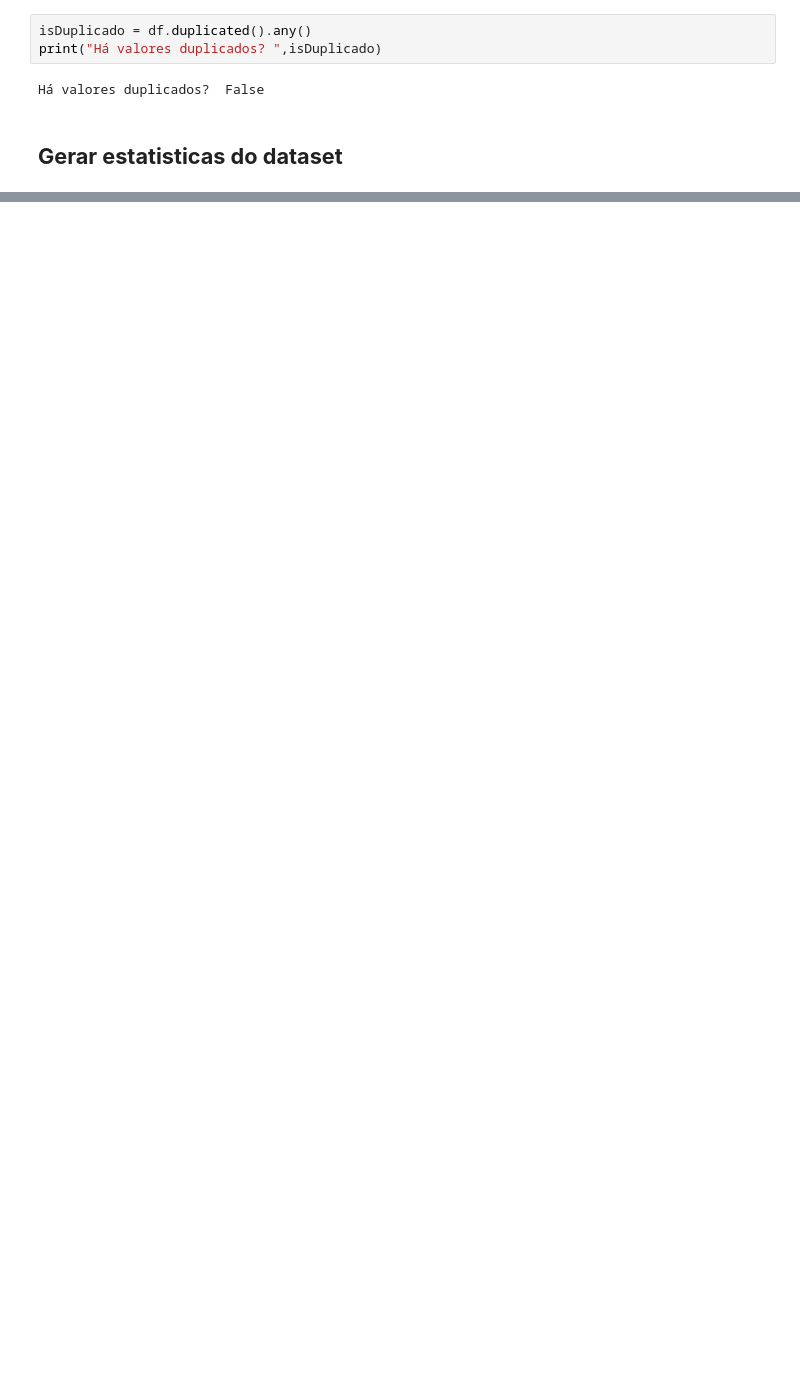
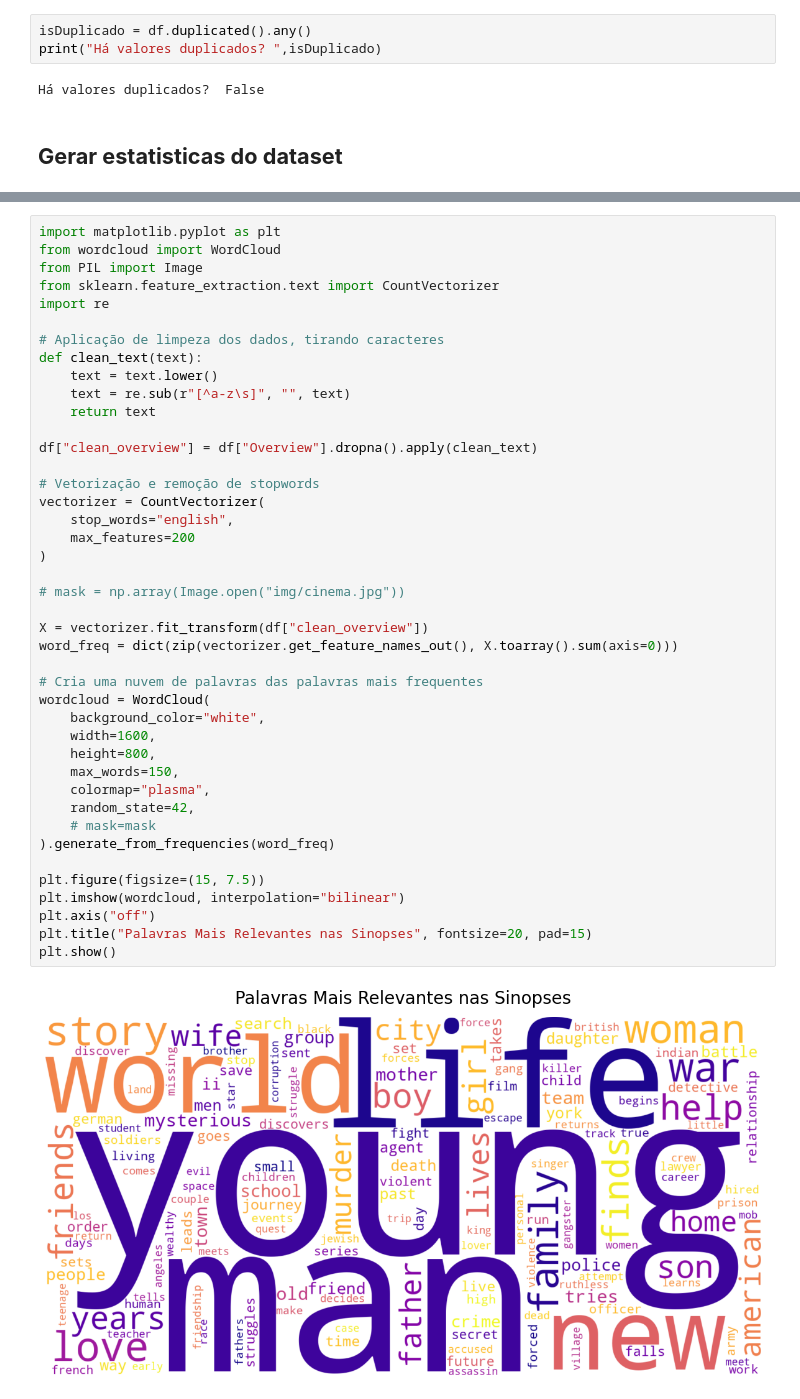
Before and after one commit to renancarneiro/LH_CD_RENANCARNEIRO, a Jupyter notebook: DesafioIndicium.ipynb, the cells around one changed output, grey strips where cells are left out. Saved outputs shown, nothing was run; the diff lists cells and outputs as text; blank space fills up the shorter version.

```diff
--- a/DesafioIndicium.ipynb
+++ b/DesafioIndicium.ipynb
@@ -660,0 +453,44 @@ print("\nEm suma, a recomendação é adotar uma abordagem data-driven, combinan
+# %%
+import matplotlib.pyplot as plt
+from wordcloud import WordCloud
+from PIL import Image
+from sklearn.feature_extraction.text import CountVectorizer
+import re
+
+# Aplicação de limpeza dos dados, tirando caracteres
+def clean_text(text):
+    text = text.lower()
+    text = re.sub(r"[^a-z\s]", "", text)
+    return text
+
+df["clean_overview"] = df["Overview"].dropna().apply(clean_text)
+
+# Vetorização e remoção de stopwords
+vectorizer = CountVectorizer(
+    stop_words="english",
+    max_features=200
+)
+
+# mask = np.array(Image.open("img/cinema.jpg"))
+
+X = vectorizer.fit_transform(df["clean_overview"])
+word_freq = dict(zip(vectorizer.get_feature_names_out(), X.toarray().sum(axis=0)))
+
+# Cria uma nuvem de palavras das palavras mais frequentes
+wordcloud = WordCloud(
+    background_color="white",
+    width=1600,
+    height=800,
+    max_words=150,
+    colormap="plasma",
+    random_state=42,
+    # mask=mask
+).generate_from_frequencies(word_freq)
+
+plt.figure(figsize=(15, 7.5))
+plt.imshow(wordcloud, interpolation="bilinear")
+plt.axis("off")
+plt.title("Palavras Mais Relevantes nas Sinopses", fontsize=20, pad=15)
+plt.show()
+# %% [output]
+[figure, added]
```
Also changed, not shown: parts of 52 cells of this notebook.
